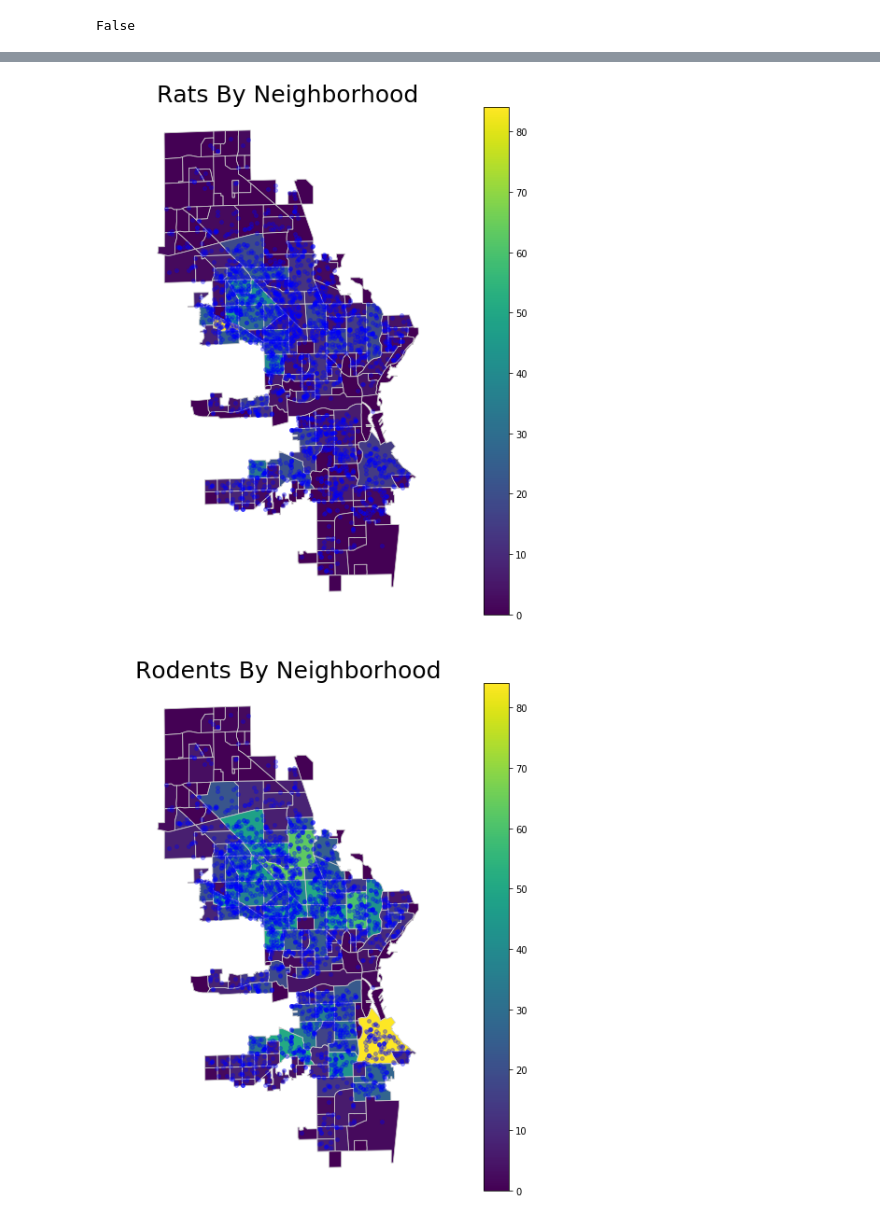
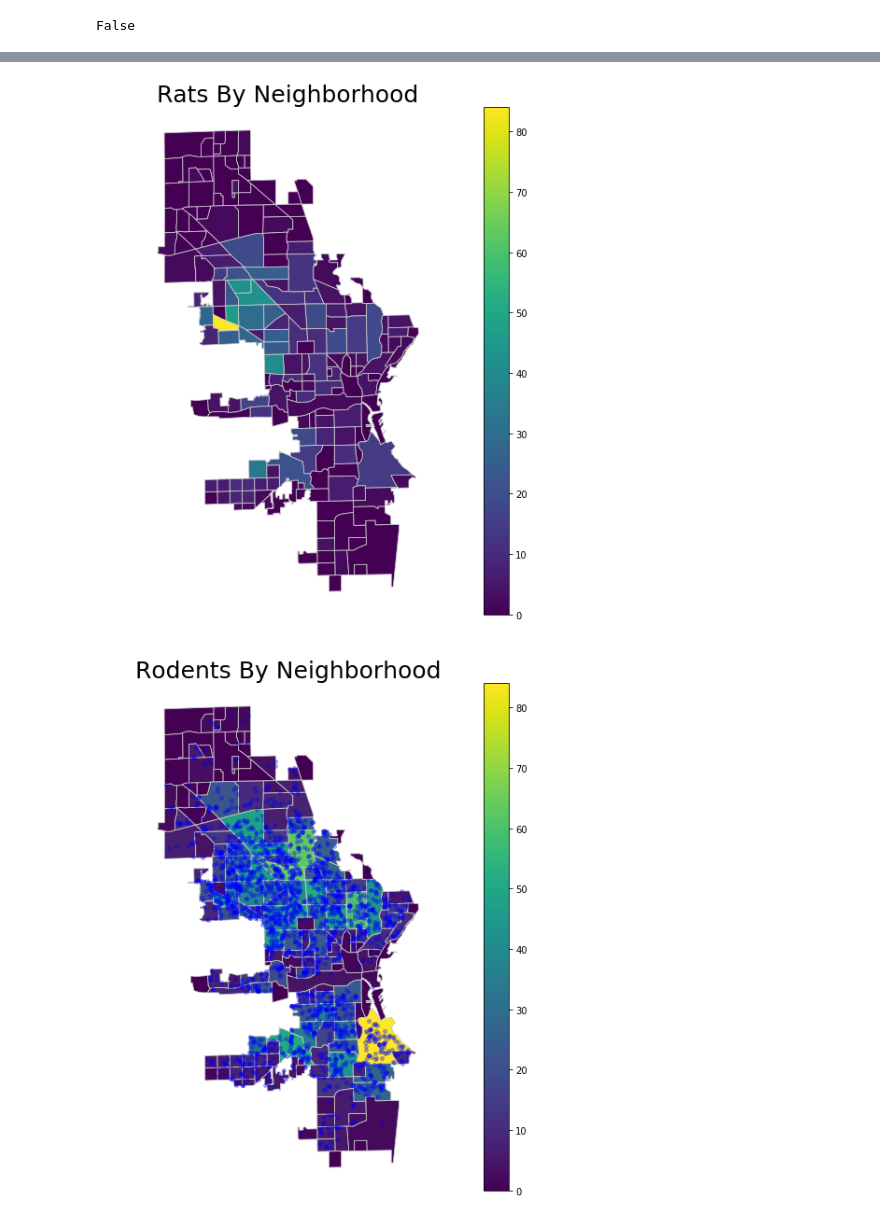
Before and after one commit to Aycrazy/MKE_Python_Visuals, a Jupyter notebook: callcenter_explore.ipynb, the cells around one changed output, grey strips where cells are left out. Cells and saved outputs as stored; diff of their text form; code cells hidden in the pictures.

```diff
--- a/callcenter_explore.ipynb
+++ b/callcenter_explore.ipynb
@@ -205,3 +201,5 @@ df['point'] = df.utm_zip.apply(lambda x: Point([float(x[0]),float(x[1])]) if x[1
 df['zip'] = df.utm_zip.apply(lambda x: x[2] if x[2] !=None else None)
 # %%
 df.to_csv('rodents.csv')
+# %%
+df = pd.read_csv('rodents.csv')
@@ -289,38 +269,38 @@ mil['rat_points'] = mil.geometry.apply(lambda x: count_points_poly(df, x,'rat'))
 # %%
 fig,ax = plt.subplots(1, 1, figsize=(20,10))
 
 mil.plot(column='rat_points',cmap = 'viridis', ax =ax, linewidth=0.8, edgecolor='0.8')
 
 event_locs = gp.GeoDataFrame(df[['point']],
                             crs=mil.crs).rename(columns={'point':'geometry'})
 
-event_locs.plot(ax=ax,
-                                color = 'blue',
-                                marker = '.',
-                                alpha = .3,
-                                markersize = 60)
+#event_locs.plot(ax=ax,
+#                                 color = 'blue',
+#                                 marker = '.',
+#                                 alpha = .3,
+#                                 markersize = 60)
 ax.axis('off')
 
 ax.set_title('Rats By Neighborhood', fontdict={'fontsize': '25', 'fontweight' : '3'})
 # ax.set(xlabel = 'Easting',
 #       ylabel='Northing',
 #       title="Milwaukee Rodents")
 # ax.set_axisbelow(True)
 # ax.yaxis.grid(color ='gray',
 #              linestyle='dashed')
 # ax.xaxis.grid(color ='gray',
 #              linestyle='dashed')
 
 vmin = min(mil.r_points)
 vmax = max(mil.r_points)
 # Create colorbar as a legend
 sm = plt.cm.ScalarMappable(cmap='viridis', norm=plt.Normalize(vmin=vmin, vmax=vmax))
 # empty array for the data range
 sm._A = []
 # add the colorbar to the figure
 cbar = fig.colorbar(sm)
 # %% [output]
-[figure, old version]
+[figure, new version]
 # %%
 #mil['r_points'] = mil.geometry.apply(lambda x: count_points_poly(df, x))
 
```
Also changed, not shown: parts of 14 cells of this notebook.
